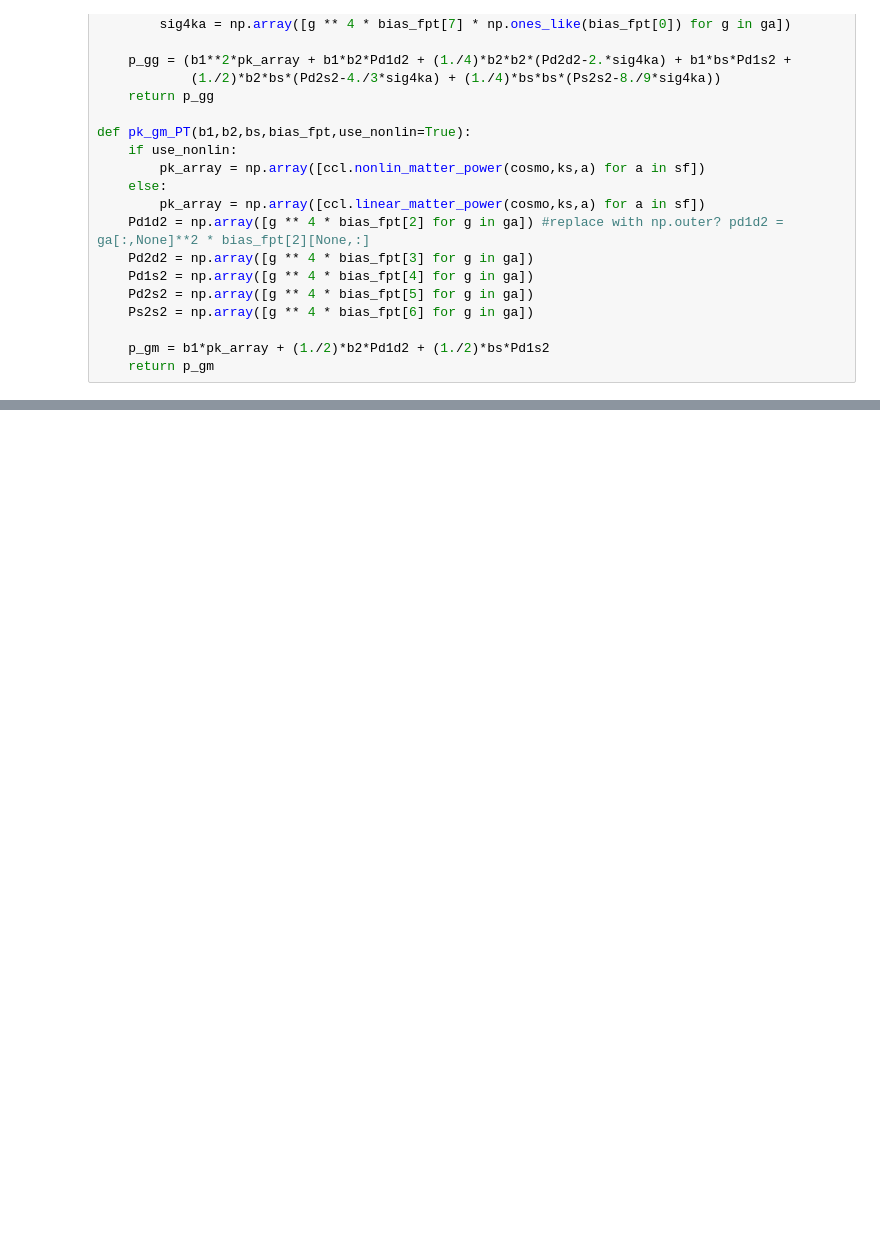
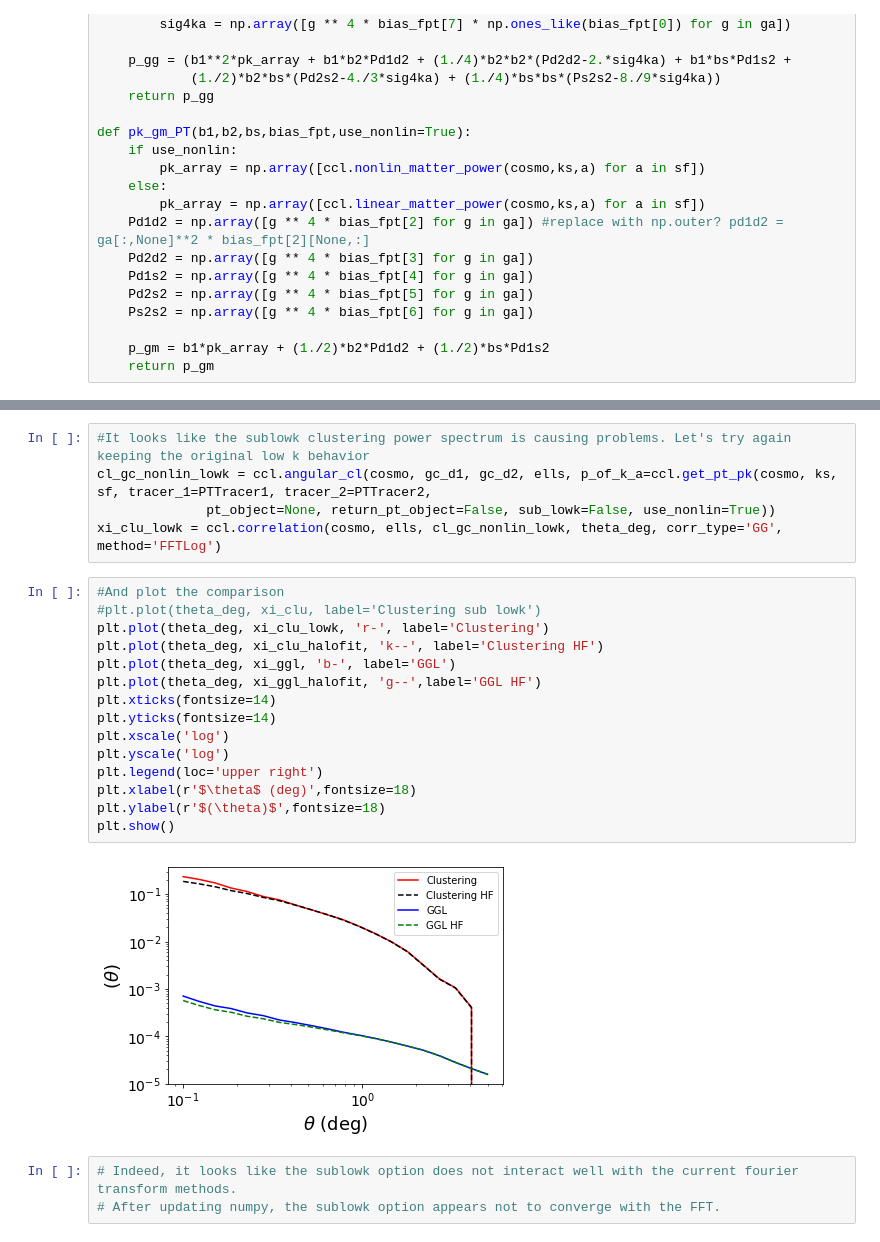
Before and after one commit to LSSTDESC/CCLX, a Jupyter notebook: NonlinearBiasFASTPT.ipynb, the cells around one changed output, grey strips where cells are left out. Cells and saved outputs as stored; diff of their text form; blank space fills up the shorter version.

```diff
--- a/NonlinearBiasFASTPT.ipynb
+++ b/NonlinearBiasFASTPT.ipynb
@@ -375,0 +260,25 @@ plt.show()
+# %%
+#It looks like the sublowk clustering power spectrum is causing problems. Let's try again keeping the original low k behavior
+cl_gc_nonlin_lowk = ccl.angular_cl(cosmo, gc_d1, gc_d2, ells, p_of_k_a=ccl.get_pt_pk(cosmo, ks, sf, tracer_1=PTTracer1, tracer_2=PTTracer2,
+              pt_object=None, return_pt_object=False, sub_lowk=False, use_nonlin=True))
+xi_clu_lowk = ccl.correlation(cosmo, ells, cl_gc_nonlin_lowk, theta_deg, corr_type='GG', method='FFTLog')
+# %%
+#And plot the comparison
+#plt.plot(theta_deg, xi_clu, label='Clustering sub lowk')
+plt.plot(theta_deg, xi_clu_lowk, 'r-', label='Clustering')
+plt.plot(theta_deg, xi_clu_halofit, 'k--', label='Clustering HF')
+plt.plot(theta_deg, xi_ggl, 'b-', label='GGL')
+plt.plot(theta_deg, xi_ggl_halofit, 'g--',label='GGL HF')
+plt.xticks(fontsize=14)
+plt.yticks(fontsize=14)
+plt.xscale('log')
+plt.yscale('log')
+plt.legend(loc='upper right')
+plt.xlabel(r'$\theta$ (deg)',fontsize=18)
+plt.ylabel(r'$(\theta)$',fontsize=18)
+plt.show()
+# %% [output]
+[figure, added]
+# %%
+# Indeed, it looks like the sublowk option does not interact well with the current fourier transform methods.
+# After updating numpy, the sublowk option appears not to converge with the FFT.
```
Also changed, not shown: parts of 31 cells of this notebook.
